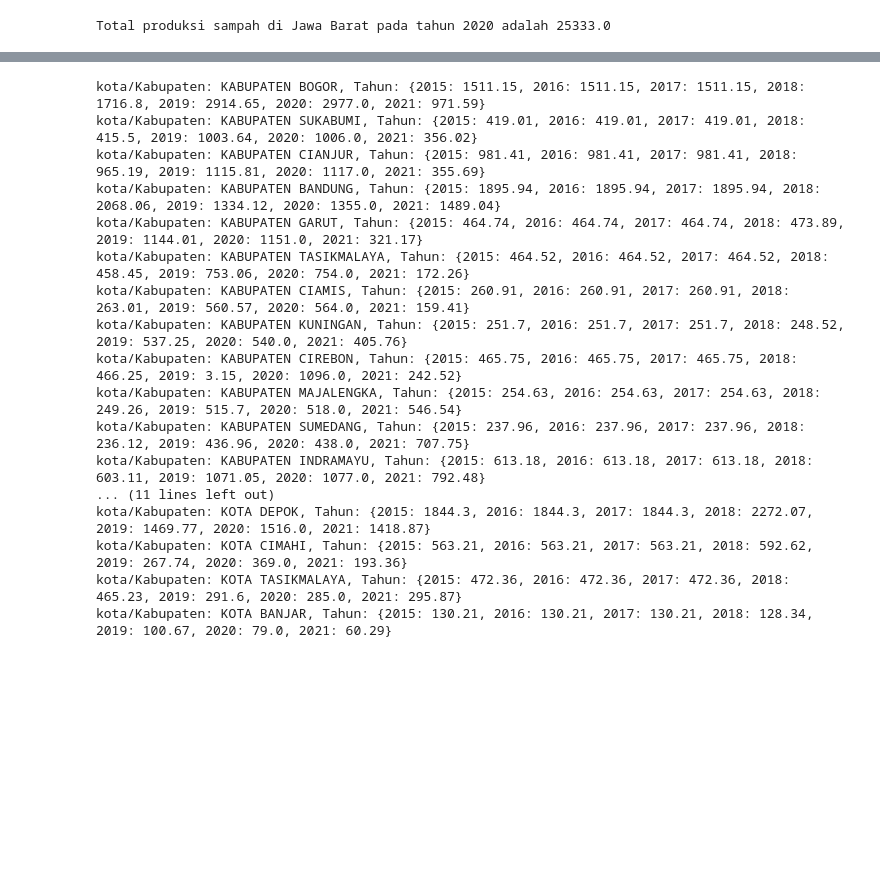
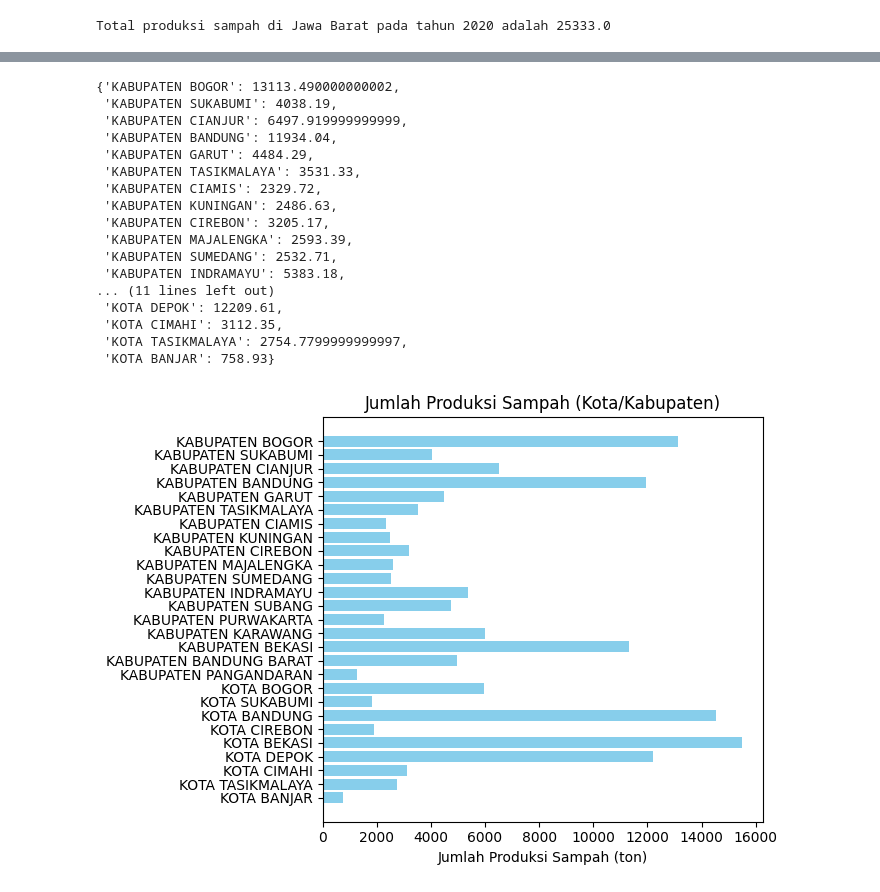
Before and after one commit to fadliaf/Data-Frame, a Jupyter notebook: TugasDataFrame.ipynb, the cells around one changed output, grey strips where cells are left out. Cells and saved outputs as stored; diff of their text form; code cells hidden in the pictures; blank space fills up the shorter version.

```diff
--- a/TugasDataFrame.ipynb
+++ b/TugasDataFrame.ipynb
@@ -63,39 +63,50 @@ Pada tahun 2021 total produksi sampahnya adalah 15735.36
 total_produksi = {}
 
 for index, row in dataframe.iterrows():
-    lokasi = row['nama_kabupaten_kota']
-    tahun = row['tahun']
+    kota = row['nama_kabupaten_kota']
     produksi = row['jumlah_produksi_sampah']
 
-    if lokasi not in total_produksi:
-        total_produksi[lokasi] = {}
+    if kota in total_produksi:
+        total_produksi[kota] += produksi
+    else:
+        total_produksi[kota] = produksi
 
-    if tahun in total_produksi[lokasi]:
-        total_produksi[lokasi][tahun] += produksi
-    else:
-        total_produksi[lokasi][tahun] = produksi
-
-for lokasi, data in total_produksi.items():
-        print(f"kota/Kabupaten: {lokasi}, Tahun: {data}")
+total_produksi
+# for kota, total in total_produksi.items():
+#     print(f"Di {kota} memproduksi sampah sebanyak {total:.2f}")
 # %% [output]
-kota/Kabupaten: KABUPATEN BOGOR, Tahun: {2015: 1511.15, 2016: 1511.15, 2017: 1511.15, 2018: 1716.8, 2019: 2914.65, 2020: 2977.0, 2021: 971.59}
-kota/Kabupaten: KABUPATEN SUKABUMI, Tahun: {2015: 419.01, 2016: 419.01, 2017: 419.01, 2018: 415.5, 2019: 1003.64, 2020: 1006.0, 2021: 356.02}
-kota/Kabupaten: KABUPATEN CIANJUR, Tahun: {2015: 981.41, 2016: 981.41, 2017: 981.41, 2018: 965.19, 2019: 1115.81, 2020: 1117.0, 2021: 355.69}
-kota/Kabupaten: KABUPATEN BANDUNG, Tahun: {2015: 1895.94, 2016: 1895.94, 2017: 1895.94, 2018: 2068.06, 2019: 1334.12, 2020: 1355.0, 2021: 1489.04}
-kota/Kabupaten: KABUPATEN GARUT, Tahun: {2015: 464.74, 2016: 464.74, 2017: 464.74, 2018: 473.89, 2019: 1144.01, 2020: 1151.0, 2021: 321.17}
-kota/Kabupaten: KABUPATEN TASIKMALAYA, Tahun: {2015: 464.52, 2016: 464.52, 2017: 464.52, 2018: 458.45, 2019: 753.06, 2020: 754.0, 2021: 172.26}
-kota/Kabupaten: KABUPATEN CIAMIS, Tahun: {2015: 260.91, 2016: 260.91, 2017: 260.91, 2018: 263.01, 2019: 560.57, 2020: 564.0, 2021: 159.41}
-kota/Kabupaten: KABUPATEN KUNINGAN, Tahun: {2015: 251.7, 2016: 251.7, 2017: 251.7, 2018: 248.52, 2019: 537.25, 2020: 540.0, 2021: 405.76}
-kota/Kabupaten: KABUPATEN CIREBON, Tahun: {2015: 465.75, 2016: 465.75, 2017: 465.75, 2018: 466.25, 2019: 3.15, 2020: 1096.0, 2021: 242.52}
-kota/Kabupaten: KABUPATEN MAJALENGKA, Tahun: {2015: 254.63, 2016: 254.63, 2017: 254.63, 2018: 249.26, 2019: 515.7, 2020: 518.0, 2021: 546.54}
-kota/Kabupaten: KABUPATEN SUMEDANG, Tahun: {2015: 237.96, 2016: 237.96, 2017: 237.96, 2018: 236.12, 2019: 436.96, 2020: 438.0, 2021: 707.75}
-kota/Kabupaten: KABUPATEN INDRAMAYU, Tahun: {2015: 613.18, 2016: 613.18, 2017: 613.18, 2018: 603.11, 2019: 1071.05, 2020: 1077.0, 2021: 792.48}
+{'KABUPATEN BOGOR': 13113.490000000002,
+ 'KABUPATEN SUKABUMI': 4038.19,
+ 'KABUPATEN CIANJUR': 6497.919999999999,
+ 'KABUPATEN BANDUNG': 11934.04,
+ 'KABUPATEN GARUT': 4484.29,
+ 'KABUPATEN TASIKMALAYA': 3531.33,
+ 'KABUPATEN CIAMIS': 2329.72,
+ 'KABUPATEN KUNINGAN': 2486.63,
+ 'KABUPATEN CIREBON': 3205.17,
+ 'KABUPATEN MAJALENGKA': 2593.39,
+ 'KABUPATEN SUMEDANG': 2532.71,
+ 'KABUPATEN INDRAMAYU': 5383.18,
 ... (11 lines left out)
-kota/Kabupaten: KOTA DEPOK, Tahun: {2015: 1844.3, 2016: 1844.3, 2017: 1844.3, 2018: 2272.07, 2019: 1469.77, 2020: 1516.0, 2021: 1418.87}
-kota/Kabupaten: KOTA CIMAHI, Tahun: {2015: 563.21, 2016: 563.21, 2017: 563.21, 2018: 592.62, 2019: 267.74, 2020: 369.0, 2021: 193.36}
-kota/Kabupaten: KOTA TASIKMALAYA, Tahun: {2015: 472.36, 2016: 472.36, 2017: 472.36, 2018: 465.23, 2019: 291.6, 2020: 285.0, 2021: 295.87}
-kota/Kabupaten: KOTA BANJAR, Tahun: {2015: 130.21, 2016: 130.21, 2017: 130.21, 2018: 128.34, 2019: 100.67, 2020: 79.0, 2021: 60.29}
+ 'KOTA DEPOK': 12209.61,
+ 'KOTA CIMAHI': 3112.35,
+ 'KOTA TASIKMALAYA': 2754.7799999999997,
+ 'KOTA BANJAR': 758.93}
 # %%
 df_sampah = pd.DataFrame(total_produksi)
 df_sampah.to_csv('produski_sampah.csv', index=False)
 df_sampah.to_excel('produski_sampah.xlsx', index=False)
+# %%
+df_sampah = pd.DataFrame(list(total_produksi.items()), columns=['Kota/Kabupaten', 'Total (ton)'])
+
+import matplotlib.pyplot as plt
+
+plt.figure(figsize=(7, 5))
+plt.barh(df_sampah['Kota/Kabupaten'], df_sampah['Total (ton)'], color='skyblue')
+plt.xlabel('Jumlah Produksi Sampah (ton)')
+plt.title('Jumlah Produksi Sampah (Kota/Kabupaten)')
+plt.gca().invert_yaxis()
+plt.tight_layout()
+plt.show()
+# %% [output]
+[figure, added]
```
Also changed, not shown: parts of 4 cells of this notebook, 5 other files.
